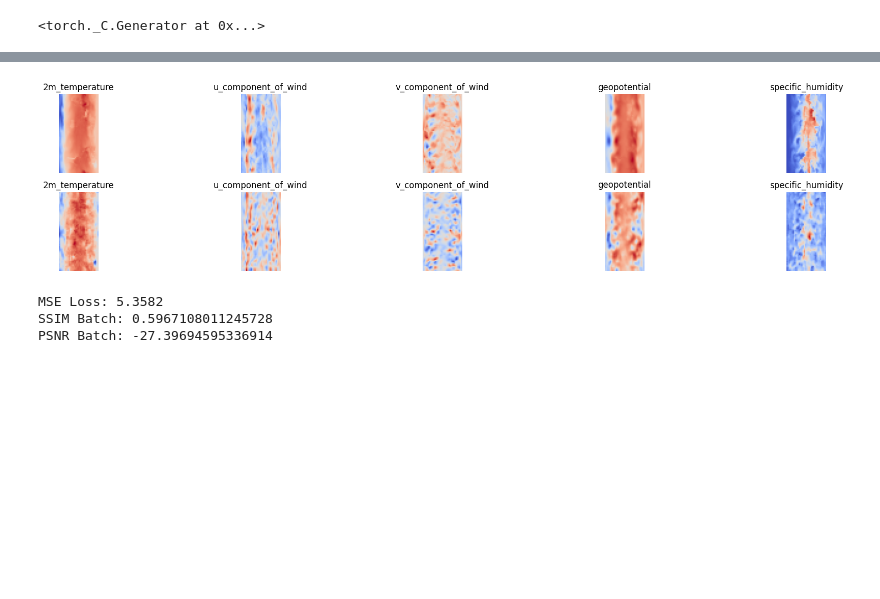
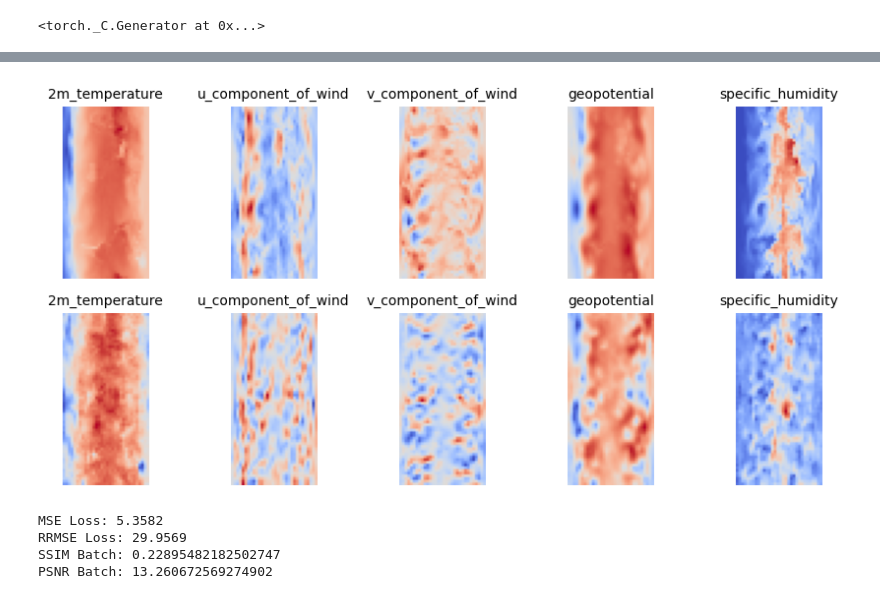
Before and after one commit to nathanwbailey/msc_project, a Jupyter notebook: part_4_improved_decoder/autoencoder_hard_neg/eval_latent.ipynb, the cells around one changed output, grey strips where cells are left out. Cells and saved outputs as stored; diff of their text form; code cells hidden in the pictures; blank space fills up the shorter version.

Commit message:
update latent conditional model eval notebooks

```diff
--- a/part_4_improved_decoder/autoencoder_hard_neg/eval_latent.ipynb
+++ b/part_4_improved_decoder/autoencoder_hard_neg/eval_latent.ipynb
@@ -59,7 +60,14 @@ class WeatherBenchDataset(Dataset):
             mask_prob_low=self.mask_prob_low,
             mask_prob_high=self.mask_prob_high,
         )
-        return X, X_masked
+        return X, X_masked, X_enc
+# %%
+# RRMSE
+def RRMSE(preds, target):
+    mse = torch.mean(((preds - target) ** 2))
+    rmse = torch.sqrt(mse)
+    rrmse = rmse / (target.mean()) * 100
+    return rrmse
 # %%
 # See: https://arxiv.org/pdf/2407.15171
 def gaussian_density(z_g, Z, sigma):
@@ -208,7 +223,8 @@ Realism Score: 0.09670346975326538
-# %%
-zh_mean = zh_mean.to(DEVICE)
-with torch.no_grad():
-    xh = decoder_model(zh_mean).cpu()
-x_f = batch[0].cpu()
+# %%
+zh_mean = zh_mean.to(DEVICE)
+with torch.no_grad():
+    xh = decoder_model(zh_mean)
+x_f = batch[0].cpu()
+xh = xh.cpu()
 # %%
 x_f = batch[0].cpu()
@@ -235,21 +261,24 @@ PSNR Batch: -28.164167404174805
 # %%
-xh = xh[0]
-x_f = x_f[0]
-mse_loss = F.mse_loss(xh, x_f)
-decoded_data_ = (xh - x_min) / (x_max - x_min + 1e-8)
-output_data_ = (x_f - x_min) / (x_max - x_min + 1e-8)
+mse_l = F.mse_loss(xh, x_f)
+decoded_data_ = xh * std + mean
+output_data_ = x_f * std + mean
+rrmse_loss = RRMSE(decoded_data_, output_data_)
+decoded_data_ = (decoded_data_ - x_min) / (x_max - x_min + 1e-8)
+output_data_ = (output_data_ - x_min) / (x_max - x_min + 1e-8)
 ssim = structural_similarity_index_measure(
     decoded_data_, output_data_, data_range=1.0
 )
 psnr = peak_signal_noise_ratio(decoded_data_, output_data_, data_range=1.0)
-xh = xh.numpy()
-x_f = x_f.numpy()
-plot_image(xh, x_f)
-print(f"MSE Loss: {mse_loss:.4f}")
+xh_np = xh.numpy()
+x_f_np = x_f.numpy()
+plot_image(xh_np, x_f_np)
+print(f"MSE Loss: {mse_l:.4f}")
+print(f"RRMSE Loss: {rrmse_loss:.4f}")
 print(f"SSIM Batch: {ssim}")
 print(f"PSNR Batch: {psnr}")
 # %% [output]
-[figure, old version]
+[figure, new version]
 MSE Loss: 5.3582
-SSIM Batch: 0.5967108011245728
-PSNR Batch: -27.39694595336914
+RRMSE Loss: 29.9569
+SSIM Batch: 0.22895482182502747
+PSNR Batch: 13.260672569274902
```
Also changed, not shown: parts of 8 cells of this notebook, 1 other file.
